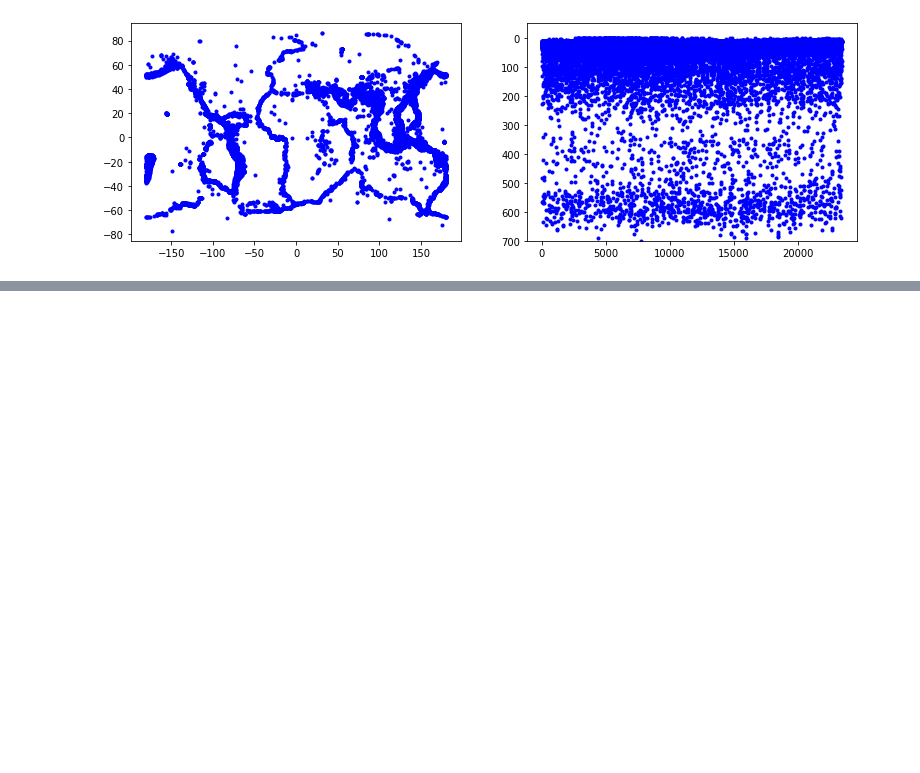
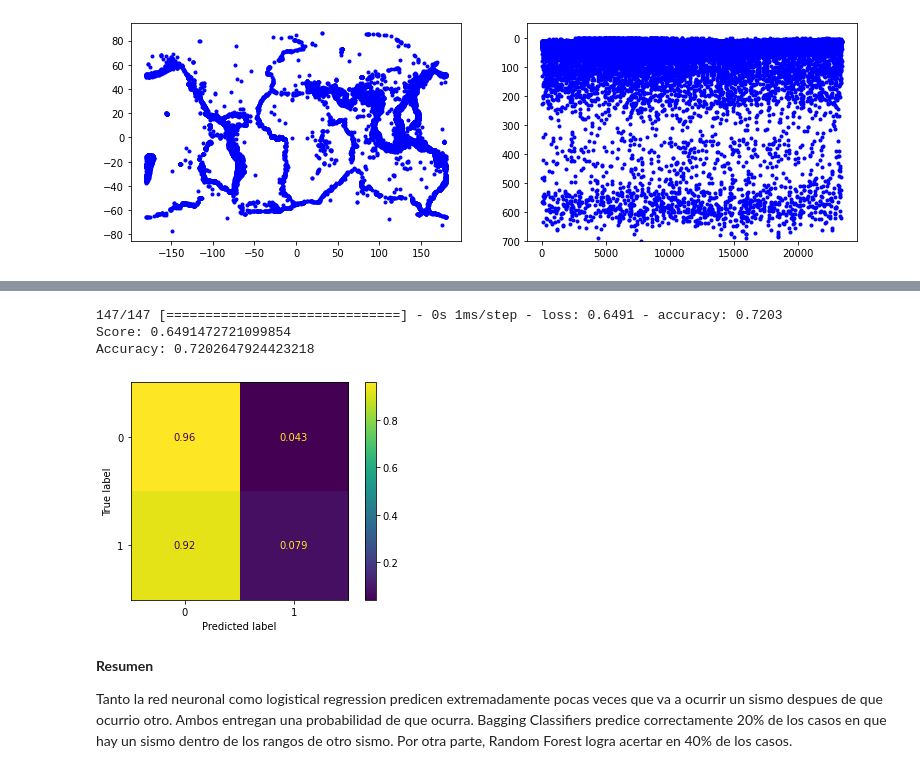
Before and after one commit to s-manterola/Earthquake, a Jupyter notebook: Earthquake.ipynb, the cells around one changed output, grey strips where cells are left out. Saved outputs shown, nothing was run; the diff lists cells and outputs as text; code cells hidden in the pictures; blank space fills up the shorter version.

```diff
--- a/Earthquake.ipynb
+++ b/Earthquake.ipynb
@@ -303,0 +359,11 @@ plt.show()
+# %%
+
+model.compile(loss="sparse_categorical_crossentropy",
+              optimizer="sgd",
+              metrics=["accuracy"])
+# %%
+X_train, X_val, y_train, y_val = train_test_split(X_train, y_train, test_size=0.2,
+                                                  stratify=y_train)
+# %%
+history = model.fit(X_train, y_train, epochs=30, batch_size=20000,
+                    validation_data=(X_val, y_val))
@@ -303,0 +388,24 @@ plt.show()
+# %%
+
+score, acc = model.evaluate(X_test, y_test,
+                            batch_size=32)
+print("Score:", score) # Función de pérdida
+print("Accuracy:", acc)
+# %% [output]
+147/147 [==============================] - 0s 1ms/step - loss: 0.6491 - accuracy: 0.7203
+Score: 0.6491472721099854
+Accuracy: 0.7202647924423218
+# %%
+pro_pre = model.predict(X_test)
+pre=np.argmax(pro_pre ,axis=1)
+# %%
+cm = confusion_matrix(y_test, pre, normalize = 'true')
+disp = ConfusionMatrixDisplay(confusion_matrix=cm)
+disp.plot()
+plt.show()
+# %% [output]
+[figure, added]
+# %% [markdown]
+**Resumen**
+
+Tanto la red neuronal como logistical regression predicen extremadamente pocas veces que va a ocurrir un sismo despues de que ocurrio otro. Ambos entregan una probabilidad de que ocurra. Bagging Classifiers predice correctamente 20% de los casos en que hay un sismo dentro de los rangos de otro sismo. Por otra parte, Random Forest logra acertar en 40% de los casos.
```
Also changed, not shown: parts of 35 cells of this notebook.
